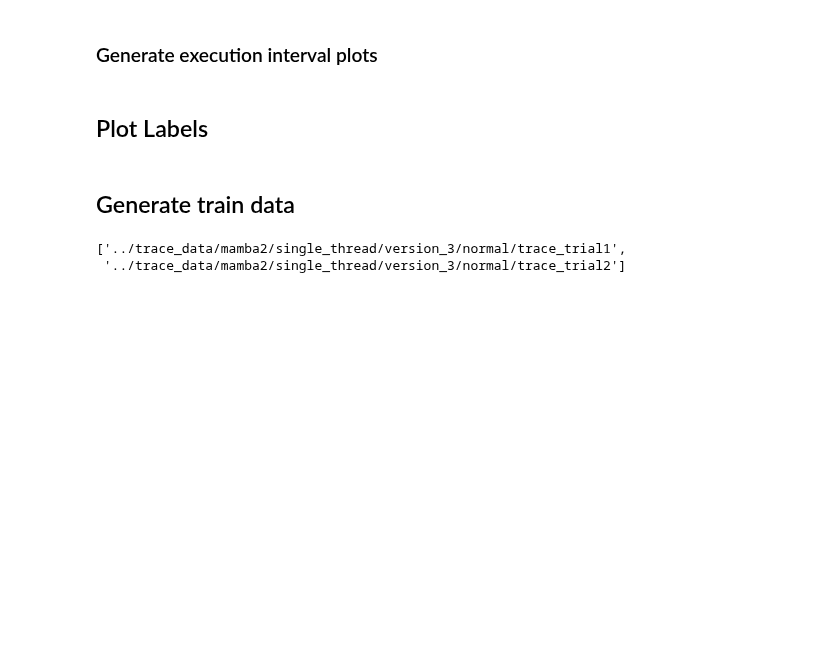
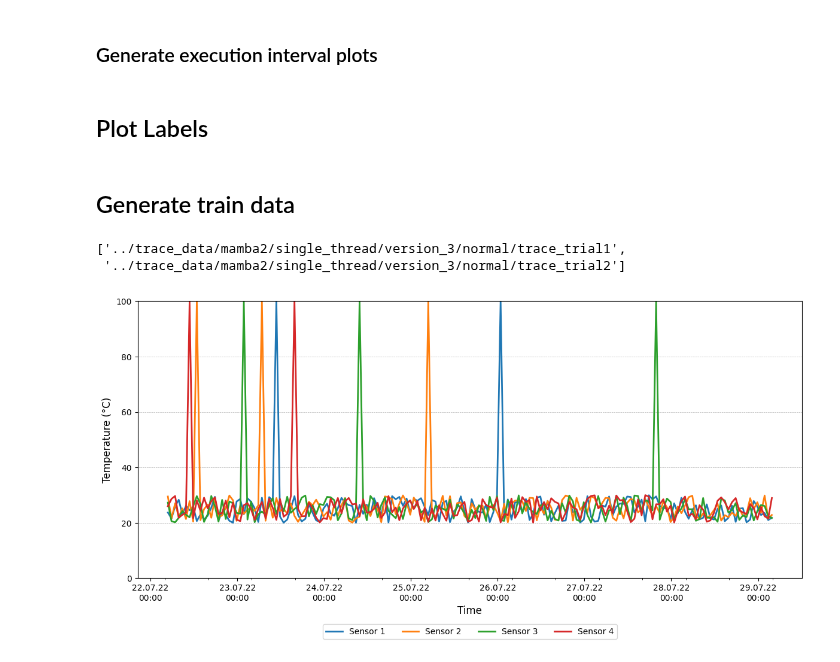
Before and after one commit to saurabh-2905/var-diag, a Jupyter notebook: analysis scripts/lora-ducy_V3.ipynb, the cells around one changed output. Saved outputs shown, nothing was run; the diff lists cells and outputs as text; code cells hidden in the pictures; blank space fills up the shorter version.

```diff
--- a/analysis scripts/lora-ducy_V3.ipynb
+++ b/analysis scripts/lora-ducy_V3.ipynb
@@ -269,3 +269,70 @@ paths_traces
 # %% [output]
 ['../trace_data/mamba2/single_thread/version_3/normal/trace_trial1',
  '../trace_data/mamba2/single_thread/version_3/normal/trace_trial2']
+# %%
+import numpy as np
+import matplotlib.pyplot as plt
+import random
+import matplotlib.dates as mdates
+import datetime
+import pandas as pd
+
+# Parameters
+days = 7
+hours_per_day = 24
+total_hours = days * hours_per_day  # Total number of data points for 7 days
+sensors = 4
+
+# Generate base temperature data for each sensor (normal values between 20°C and 30°C)
+np.random.seed(42)  # For reproducibility
+base_temperature = np.random.uniform(20, 30, size=(total_hours, sensors))
+
+# Introduce random spikes (anomalies) in the data with a value of 100
+num_anomalies = 10  # Number of anomalies to introduce
+for _ in range(num_anomalies):
+    sensor = random.randint(0, sensors - 1)  # Randomly choose a sensor
+    time_point = random.randint(0, total_hours - 1)  # Randomly choose a time point
+    base_temperature[time_point, sensor] = 100  # Set the anomaly value to 100
+
+# Generate time points (hours) for 7 days as datetime objects for proper formatting
+start_time = datetime.datetime(2022, 7, 22, 4, 48)  # Set a starting datetime
+time_points = [start_time + datetime.timedelta(hours=i) for i in range(total_hours)]
+
+# Save the data to an Excel file
+df = pd.DataFrame(base_temperature, columns=[f'Sensor {i+1}' for i in range(sensors)])
+df['Time'] = time_points
+df = df[['Time'] + [f'Sensor {i+1}' for i in range(sensors)]]  # Reorder to put 'Time' first
+df.to_excel('sensor_temperature_data_7days.xlsx', index=False)  # Save the DataFrame to Excel
+
+# Set up the figure and axis for plotting
+fig, ax = plt.subplots(figsize=(12, 6))
+
+# Plot temperature data for each sensor
+for sensor in range(sensors):
+    ax.plot(time_points, base_temperature[:, sensor], label=f'Sensor {sensor + 1}', linewidth=2)
+
+# Customize time format on x-axis
+ax.xaxis.set_major_locator(mdates.DayLocator(interval=1))  # Show a tick per day
+ax.xaxis.set_minor_locator(mdates.HourLocator(interval=12))  # Minor ticks every 12 hours
+ax.xaxis.set_major_formatter(mdates.DateFormatter('%d.%m.%y\n%H:%M'))  # Format as date and time
+
+# Rotate date labels for better readability
+plt.xticks()
+
+# Labeling the axes
+ax.set_xlabel('Time', fontsize=12)
+ax.set_ylabel('Temperature (°C)', fontsize=12)
+
+# Set Y-axis limit
+ax.set_ylim([0, 100])
+
+# Adding gridlines and a legend
+ax.grid(True, which='major', axis='y', linestyle='--', linewidth=0.5)
+plt.legend(loc='upper center', bbox_to_anchor=(0.5, -0.15), ncol=sensors)
+
+# Set title and show the plot
+# plt.title('Temperature Readings from 4 Sensors Over 7 Days with Anomalies', fontsize=14)
+plt.tight_layout()
+plt.show()
+# %% [output]
+[figure, added]
```
Also changed, not shown: parts of 1 cell of this notebook, 3 other files.
